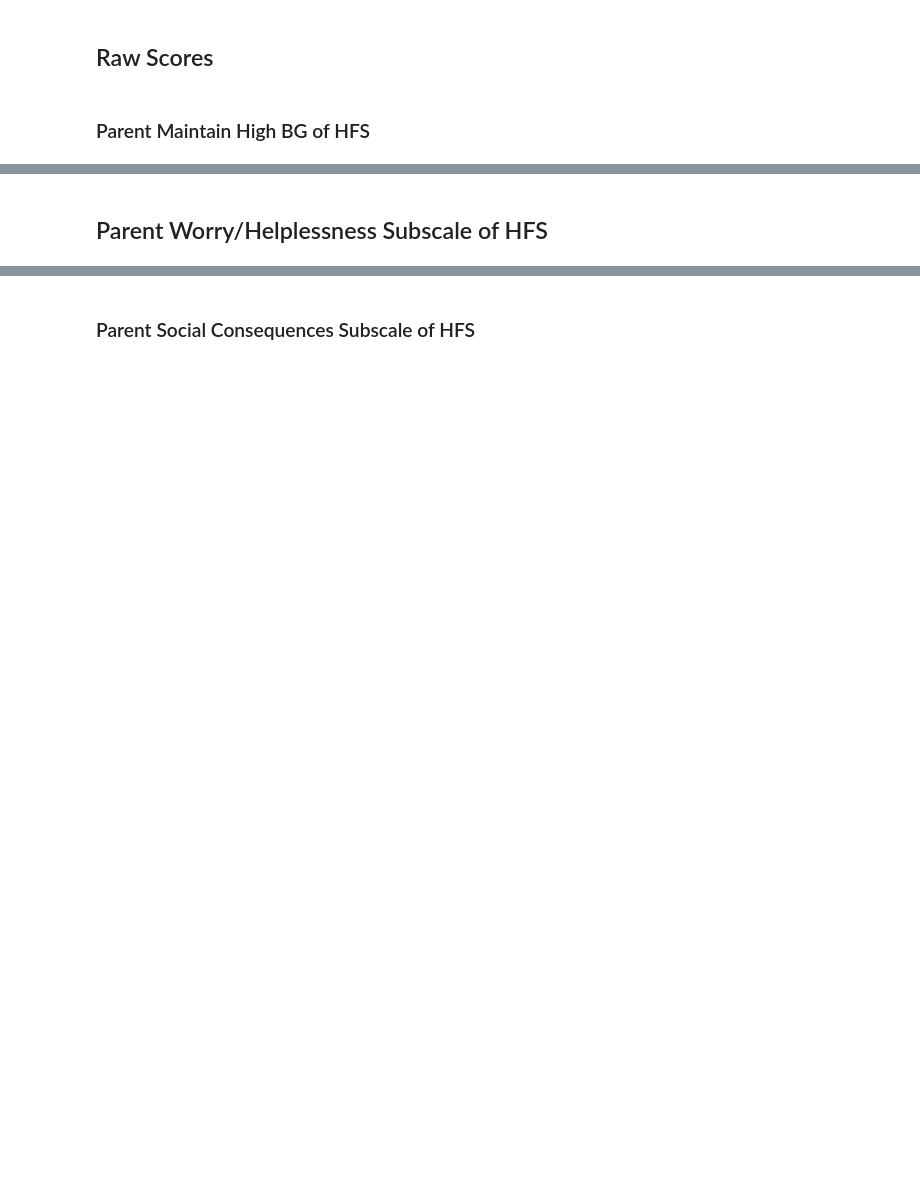
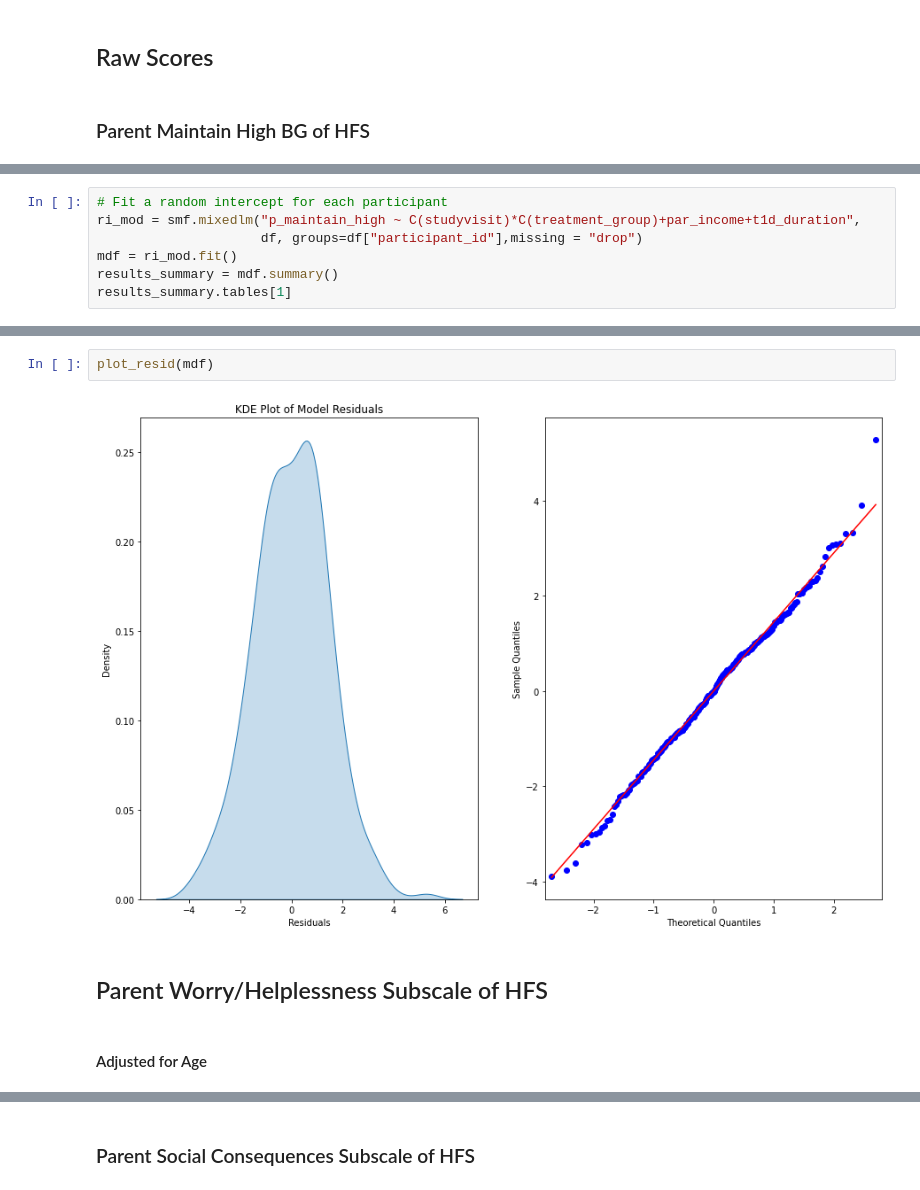
Before and after one commit to childhealthbiostatscore/BDC-Code, a Jupyter notebook: Kim Driscoll/Bring BG Down!/bbgd_mixed_models.ipynb, the cells around one changed output, grey strips where cells are left out. Cells and saved outputs as stored; diff of their text form; blank space fills up the shorter version.

```diff
--- a/Kim Driscoll/Bring BG Down!/bbgd_mixed_models.ipynb
+++ b/Kim Driscoll/Bring BG Down!/bbgd_mixed_models.ipynb
@@ -129,0 +154,7 @@ results_summary.tables[1]
+# %%
+# Fit a random intercept for each participant
+ri_mod = smf.mixedlm("p_maintain_high ~ C(studyvisit)*C(treatment_group)+par_income+t1d_duration",
+                     df, groups=df["participant_id"],missing = "drop")
+mdf = ri_mod.fit()
+results_summary = mdf.summary()
+results_summary.tables[1]
@@ -130,3 +179,9 @@ results_summary.tables[1]
+# %%
+plot_resid(mdf)
+# %% [output]
+[figure, added]
 # %% [markdown]
 ## Parent Worry/Helplessness Subscale of HFS
+# %% [markdown]
+#### Adjusted for Age
 # %%
```
Also changed, not shown: parts of 33 cells of this notebook.
